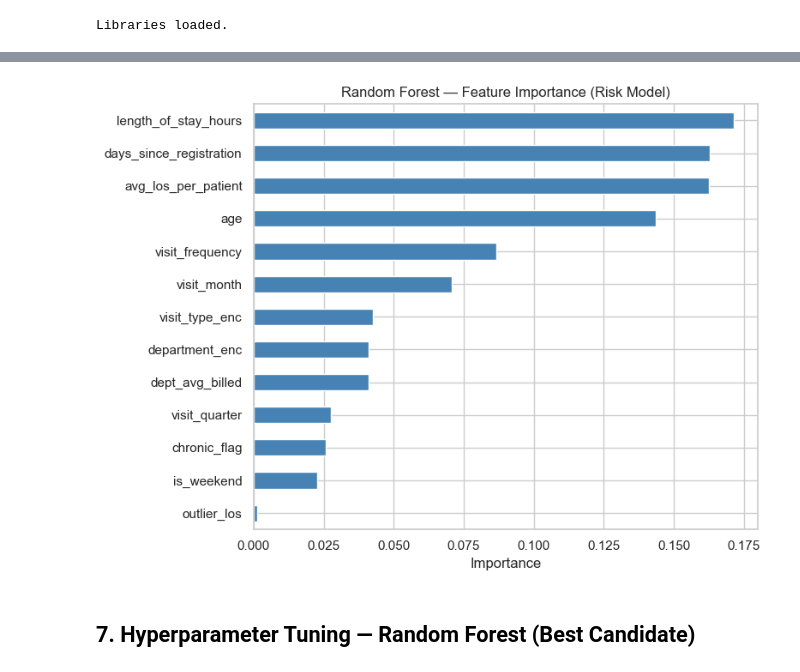
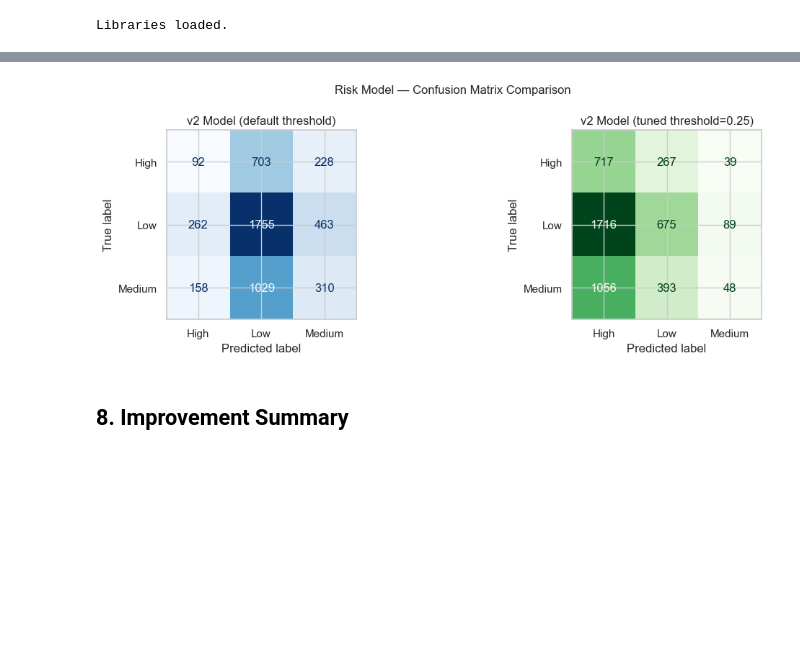
Before and after one commit to ssadarsh13/capstone_project, a Jupyter notebook: Phase3_Modeling/02_risk_model.ipynb, the cells around one changed output, grey strips where cells are left out. Cells and saved outputs as stored; diff of their text form; code cells hidden in the pictures; blank space fills up the shorter version.

```diff
--- a/Phase3_Modeling/02_risk_model.ipynb
+++ b/Phase3_Modeling/02_risk_model.ipynb
@@ -202,9 +179,17 @@ plt.show()
 # %%
-rf = RandomForestClassifier(n_estimators=200, class_weight='balanced', random_state=42, n_jobs=-1)
-rf.fit(X_train, y_train)
-y_pred_rf = rf.predict(X_test)
+# Fit on full training set
+smote_rf_pipe.fit(X_train, y_train)
 
-print('=== Random Forest ===')
-print(f'Accuracy: {accuracy_score(y_test, y_pred_rf):.4f}')
-print(classification_report(y_test, y_pred_rf, target_names=risk_le.classes_))
+y_train_pred = smote_rf_pipe.predict(X_train)
+y_test_pred  = smote_rf_pipe.predict(X_test)
+
+train_acc = accuracy_score(y_train, y_train_pred)
+test_acc  = accuracy_score(y_test,  y_test_pred)
+train_f1  = f1_score(y_train, y_train_pred, average='macro')
+test_f1   = f1_score(y_test,  y_test_pred,  average='macro')
+
+print('=== SMOTE + Random Forest (v2) ===')
+print(f'Train Acc : {train_acc:.4f}  |  Test Acc : {test_acc:.4f}  |  Gap: {train_acc-test_acc:.4f}')
+print(f'Train F1  : {train_f1:.4f}  |  Test F1  : {test_f1:.4f}  |  Gap: {train_f1-test_f1:.4f}')
+print(classification_report(y_test, y_test_pred, target_names=risk_le.classes_))
 # %% [output]
@@ -259,18 +270,24 @@ plt.show()
 # %%
-importance_df = (
-    pd.Series(rf.feature_importances_, index=ALL_FEATURES)
-    .sort_values(ascending=True)
+fig, axes = plt.subplots(1, 2, figsize=(12, 4))
+
+ConfusionMatrixDisplay.from_predictions(
+    y_test, y_test_pred, display_labels=risk_le.classes_,
+    cmap='Blues', ax=axes[0], colorbar=False
 )
+axes[0].set_title('v2 Model (default threshold)')
 
-fig, ax = plt.subplots(figsize=(8, 6))
-importance_df.plot(kind='barh', ax=ax, color='steelblue')
-ax.set_title('Random Forest — Feature Importance (Risk Model)')
-ax.set_xlabel('Importance')
+ConfusionMatrixDisplay.from_predictions(
+    y_test, y_adjusted, display_labels=risk_le.classes_,
+    cmap='Greens', ax=axes[1], colorbar=False
+)
+axes[1].set_title(f'v2 Model (tuned threshold={opt_thresh:.2f})')
+
+plt.suptitle('Risk Model — Confusion Matrix Comparison', fontsize=12)
 plt.tight_layout()
-plt.savefig('models/risk_feature_importance.png', dpi=120)
+plt.savefig('models/risk_cm_corrected.png', dpi=120)
 plt.show()
 # %% [output]
-[figure, old version]
+[figure, new version]
 # %% [markdown]
-## 7. Hyperparameter Tuning — Random Forest (Best Candidate)
+## 8. Improvement Summary
 # %%
```
Also changed, not shown: parts of 27 cells of this notebook, 28 other files.
